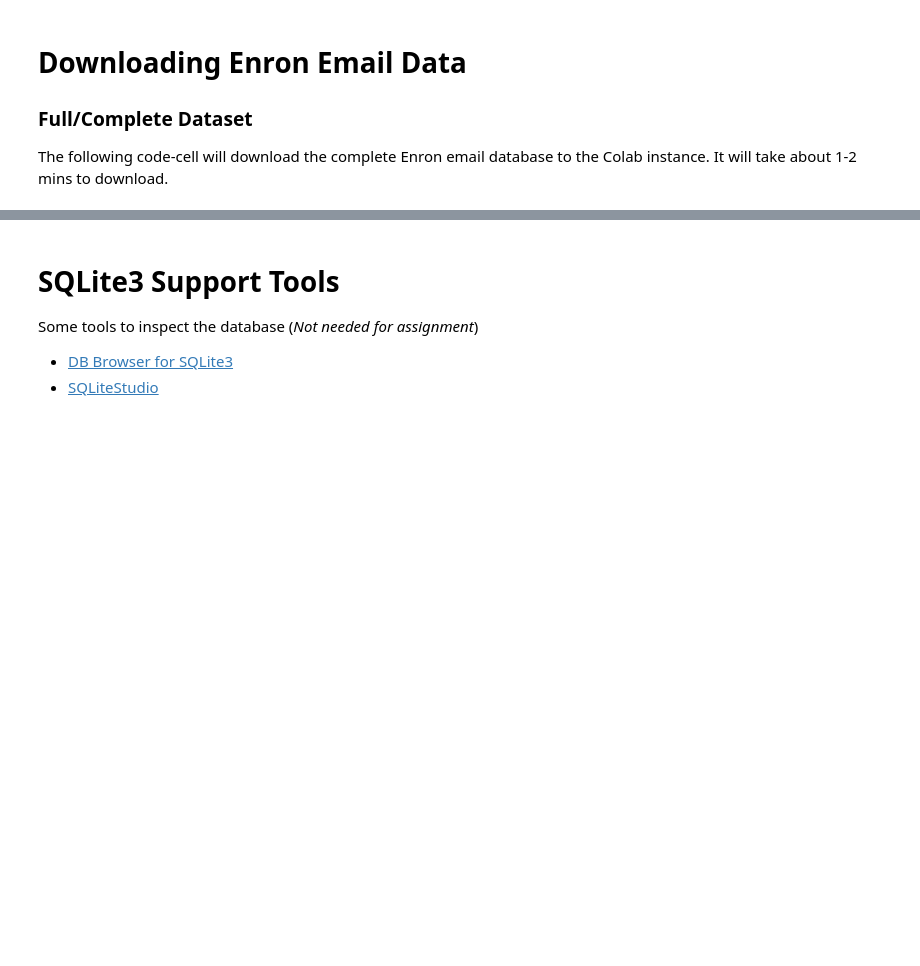
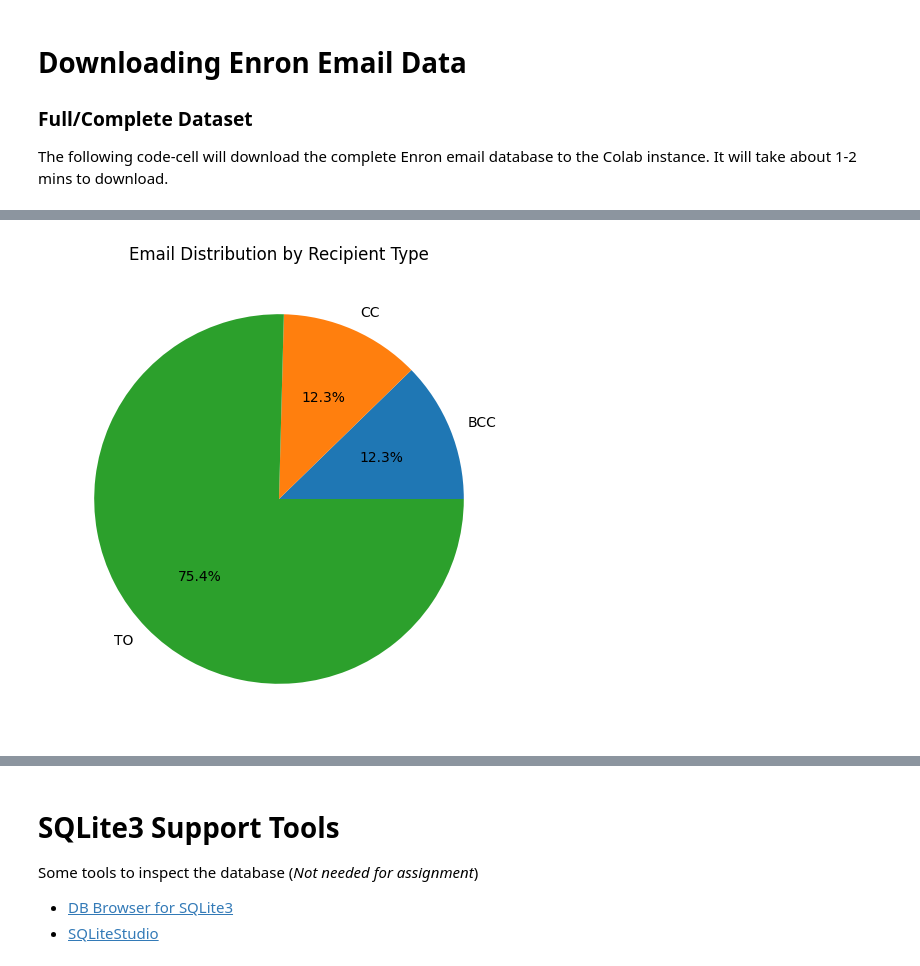
Before and after one commit to chetane/businessreport, a Jupyter notebook: Enron__Data_Business_Report.ipynb, the cells around one changed output, grey strips where cells are left out. Saved outputs shown, nothing was run; the diff lists cells and outputs as text; code cells hidden in the pictures; blank space fills up the shorter version.

```diff
--- a/Enron__Data_Business_Report.ipynb
+++ b/Enron__Data_Business_Report.ipynb
@@ -33,0 +212,8 @@ cur = conn.cursor()
+# %%
+# Create a pie chart
+plt.figure(figsize=(8, 6))
+plt.pie(df_recipient_type['count'], labels=df_recipient_type['rtype'], autopct='%1.1f%%')
+plt.title('Email Distribution by Recipient Type')
+plt.show()
+# %% [output]
+[figure, added]
```
Also changed, not shown: parts of 28 cells of this notebook.
